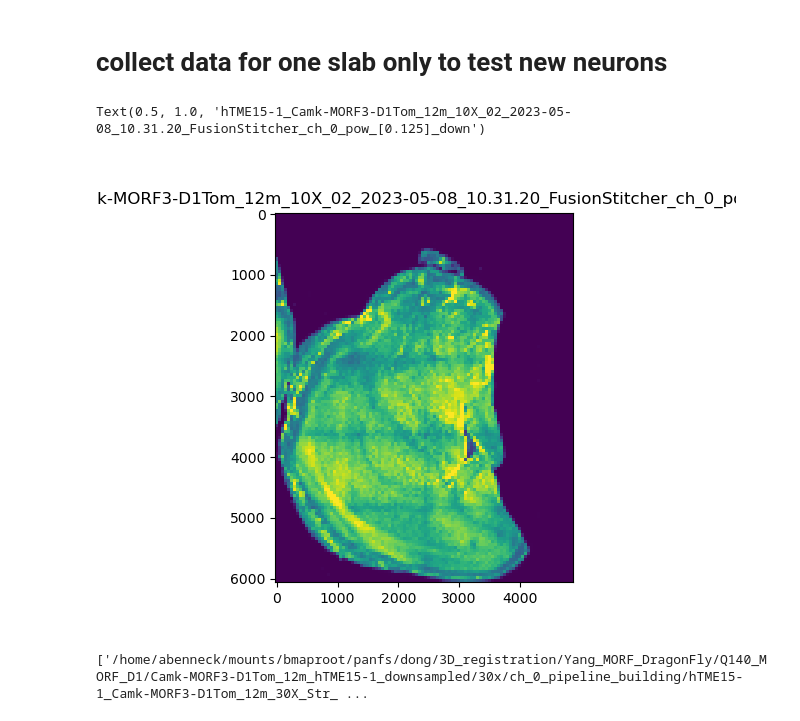
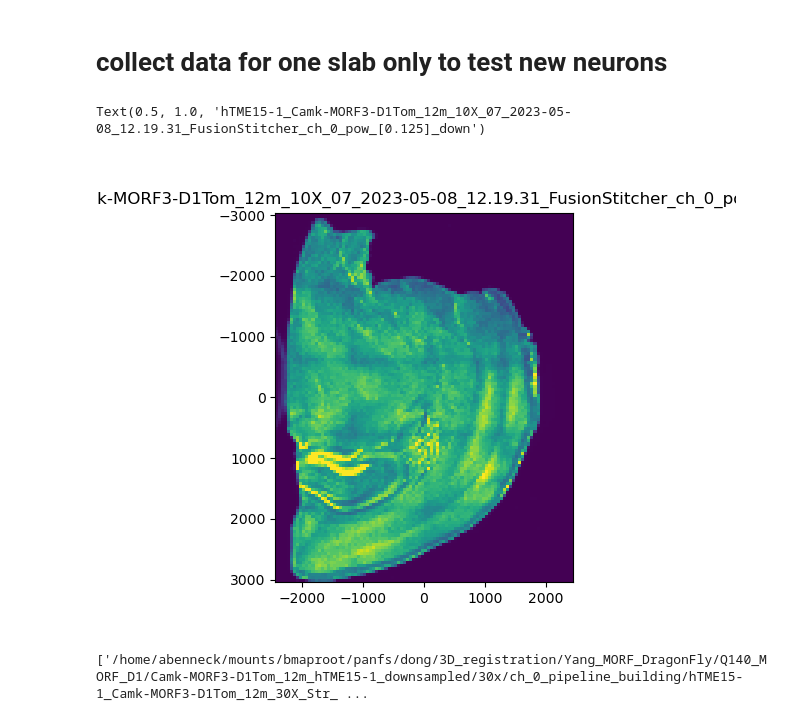
Before and after one commit to twardlab/dragonfly_registration_summer_2023, a Jupyter notebook: step3_neuron_registration_dragonfly.ipynb, the cells around one changed output. Cells and saved outputs as stored; diff of their text form; code cells hidden in the pictures.

Commit message:
offset calculations, soma visualizations

```diff
--- a/step3_neuron_registration_dragonfly.ipynb
+++ b/step3_neuron_registration_dragonfly.ipynb
@@ -214,6 +203,8 @@ brain = 'hTME15-1'
 
 user = 'abenneck'
 # user = 'dtward'
+
+panfs_down = False
 
 # Defines location of (10x & 30x) data (Needed if raw data is in subdirectory)
 orientation = 'W'
@@ -279,7 +270,15 @@ reg_dir = f'/home/{user}/mounts/bmaproot/nafs/dtward/andrew_work/dragonfly_work/
 # transform_file = f'/home/abenneck/dragonfly_work/dragonfly_outputs/{brain}/dragonfly_output_vis/transformation_outputs.npz'
 transform_file = f'/home/{user}/mounts/bmaproot/nafs/dtward/andrew_work/dragonfly_work/dragonfly_outputs/{brain}/dragonfly_output_vis/transformation_outputs.npz'
 
-if orientation == 'W':
+if panfs_down and 'hTME' in brain:
+    neuron_dir = f'/home/{user}/Desktop/temp_dir/hTME_swc/{brain}'
+    image_dir = f'/home/{user}/Desktop/temp_dir/{brain}_downsampled'
+
+# if brain == 'hTME15-1':
+#     # neuron_dir = f'/home/{user}/mounts/bmaproot/panfs/dong/3D_registration/Yang_MORF_DragonFly/Q140_MORF_D1/Camk-MORF3-D1Tom_12m_hTME15-1_reconstructions_NEW'
+#     neuron_dir = f'/home/{user}/mounts/bmaproot//panfs/dong/3D_registration/Yang_MORF_DragonFly/Q140_MORF_D1/Camk-MORF3-D1Tom_12m_hTME15-1_reconstructions_Unmapped'
+
+if orientation == 'W' or 'hTME' in brain:
     hemi = False
 else:
     hemi = True
@@ -429,9 +428,10 @@ fig.canvas.draw()
 [figure]
 # %% [markdown]
 # collect data for one slab only to test new neurons
+# %%
+# The index of the 'one slab', for testing
+low_ind = 6
 # %%
-low_ind = 1
-
 # load the low res image
 image_low_file = image_low_files[low_ind]
 if 'MQC' in brain or 'KO' in brain_path or 'hTME' in brain:
@@ -449,35 +449,35 @@ if hemi:
     xI1[1] -= np.mean(xI1[1])
     xI2 = [np.array(d) for d in data['xI']]
     # I will use xI2, but keep track of the shift
     xI = xI2
     xIshift = [np.mean(x2-x1) for x2,x1 in zip(xI2,xI1)]
 else: # Whole brain (TMExx-y)
     xI = [d - np.mean(d) for d in data['xI']] # We decided to ignore voxel positions and use zero-mean convention b/c it is more numerically stable
 
 if len(xI[-1]) != I.shape[-1]:
     # add one to the end
     xI[-1] = np.concatenate((xI[-1],xI[-1][-1][None] + (xI[-1][1]-xI[-1][0])))
 
 XI = np.stack(np.meshgrid(*xI,indexing='ij'))
 # sometimes, I and xI do not match in size!
 key = 'W' if 'W' in data else 'w'
 WI = data[key]
 dI = [xi[1] - xi[0] for xi in xI]
 # get extent and draw it
 extentlow0 = (xI[-1][0]-dI[-1],xI[-1][-1]+dI[-1],xI[-2][-1]+dI[-2],xI[-2][0]-dI[-2])
 extentlow1 = (xI[-2][0]-dI[-2],xI[-2][-1]+dI[-2],xI[-3][-1]+dI[-3],xI[-3][0]-dI[-3])
 extentlow2 = (xI[1][0]-dI[1],xI[1][-1]+dI[1],xI[0][-1]+dI[0],xI[0][0]-dI[0])
 I0 = np.max(I,0)
 I1 = np.max(I,1)
 I2 = np.max(I,2)
 fig,ax = plt.subplots()
 vminI = np.quantile(I[WI>0.999],0.1)
 vmaxI = np.quantile(I[WI>0.999],0.999)
 ax.imshow(I0,extent=extentlow0,vmin=vminI,vmax=vmaxI)
 ax.set_title(splitext(split(image_low_file)[-1])[0])
 # %% [output]
-Text(0.5, 1.0, 'hTME15-1_Camk-MORF3-D1Tom_12m_10X_02_2023-05-08_10.31.20_FusionStitcher_ch_0_pow_[0.125]_down')
+Text(0.5, 1.0, 'hTME15-1_Camk-MORF3-D1Tom_12m_10X_07_2023-05-08_12.19.31_FusionStitcher_ch_0_pow_[0.125]_down')
-[figure, old version]
+[figure, new version]
 # %%
 ## now we find the corresponding high res files
 #image_high_files = glob(join(image_dir,'*30x_*' + image_low_key + '*_channel_0_down.npz'))
```
Also changed, not shown: parts of 17 cells of this notebook, 3 other files.
